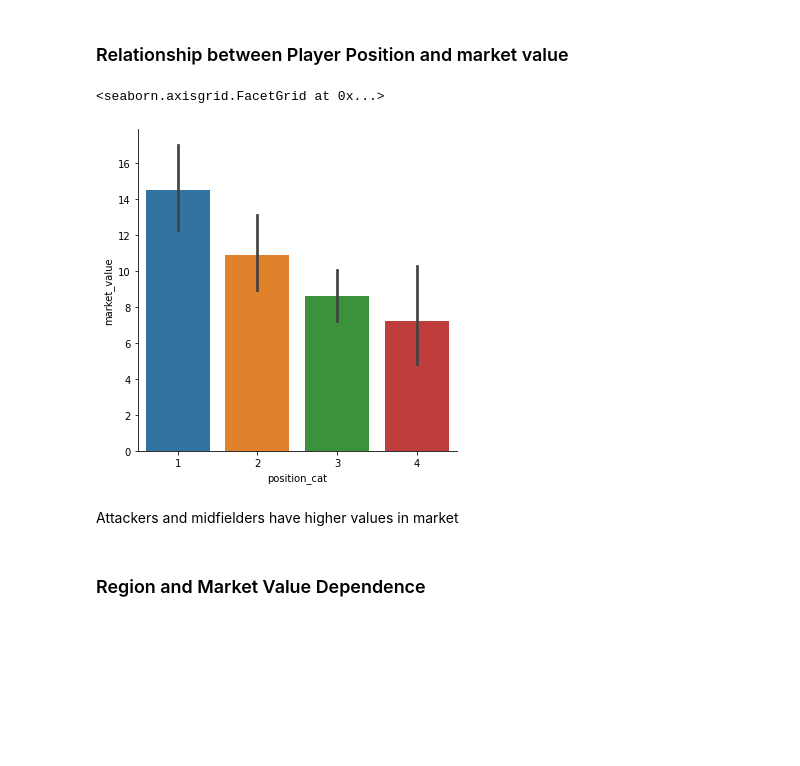
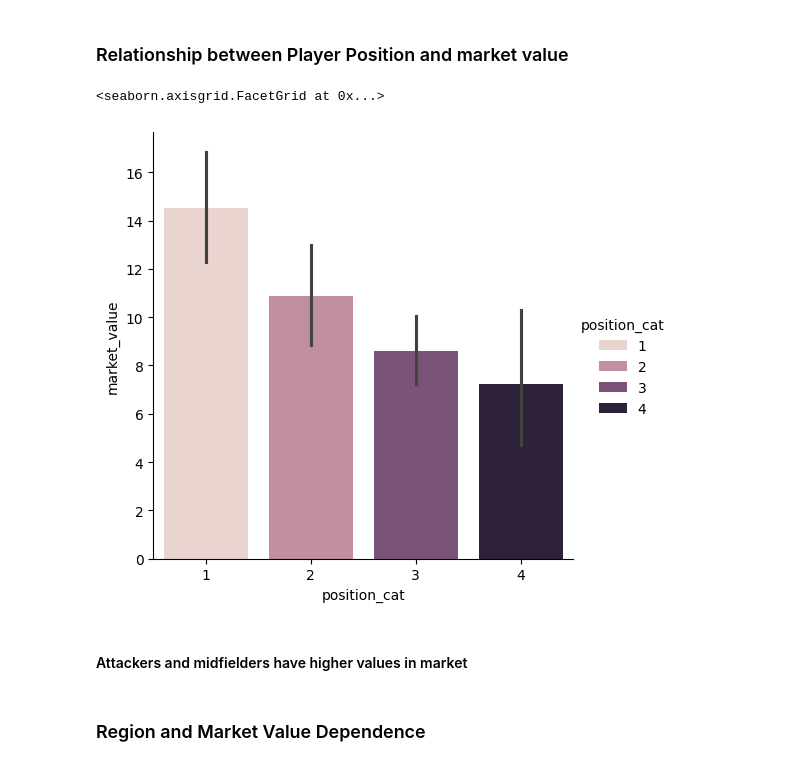
Before and after one commit to guneet-kohli/FB-Player, a Jupyter notebook: FB-Player.ipynb, the cells around one changed output. Drawn from its saved outputs; the diff is of its cells as text; code cells hidden in the pictures; blank space fills up the shorter version.

```diff
--- a/FB-Player.ipynb
+++ b/FB-Player.ipynb
@@ -47,7 +45,7 @@ import pandas as pd
 import numpy as np
 import matplotlib.pyplot as plt
 # %%
-fb=pd.read_csv('C:\\Users\\gunee\\Downloads\\football.csv')
+fb=pd.read_csv('//Users//guneetkohli//Desktop//Football Player Price Prediction//football 8 sem.csv')
 # %%
 fb.head()
 # %% [output]
@@ -111,12 +127,12 @@ plt.show()
 # %% [markdown]
 ### Relationship between Player Position and market value
 # %%
-sns.catplot(x="position_cat", y="market_value", kind="bar", data=fb)
+sns.catplot(x="position_cat", y="market_value", kind="bar", data=fb,hue="position_cat", legend=True)
 # %% [output]
 <seaborn.axisgrid.FacetGrid at 0x...>
-[figure, old version]
+[figure, new version]
 # %% [markdown]
-Attackers and midfielders have higher values in market
+#### Attackers and midfielders have higher values in market
 # %% [markdown]
 ### Region and Market Value Dependence
 # %%
```
Also changed, not shown: parts of 31 cells of this notebook.
